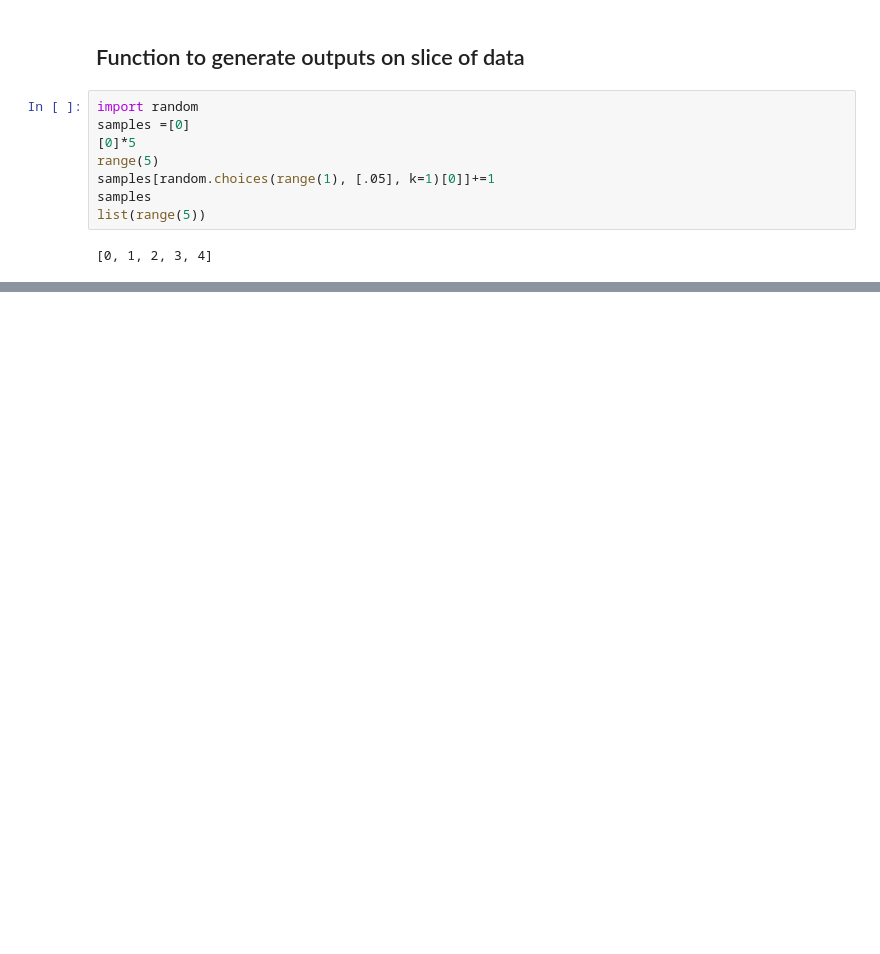
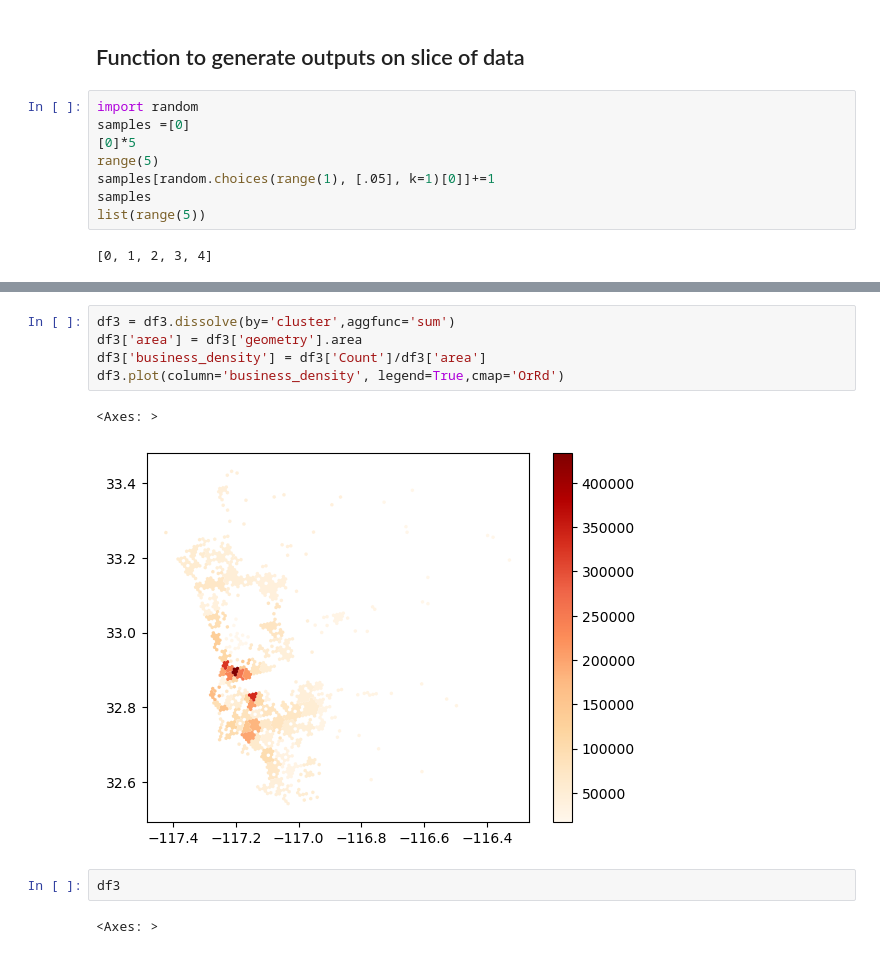
Before and after one commit to michaelmss/DSC180A-Activity-Centers, a Jupyter notebook: Notebooks/Hexbins_Only.ipynb, the cells around one changed output, grey strips where cells are left out. Saved outputs shown, nothing was run; the diff lists cells and outputs as text; blank space fills up the shorter version.

```diff
--- a/Notebooks/Hexbins_Only.ipynb
+++ b/Notebooks/Hexbins_Only.ipynb
@@ -107,0 +114,12 @@ for i in final_merge['Categories'].unique():
+# %%
+df3 = df3.dissolve(by='cluster',aggfunc='sum')
+df3['area'] = df3['geometry'].area
+df3['business_density'] = df3['Count']/df3['area']
+df3.plot(column='business_density', legend=True,cmap='OrRd')
+# %% [output]
+<Axes: >
+[figure, added]
+# %%
+df3
+# %% [output]
+<Axes: >
```
Also changed, not shown: parts of 3 cells of this notebook.
